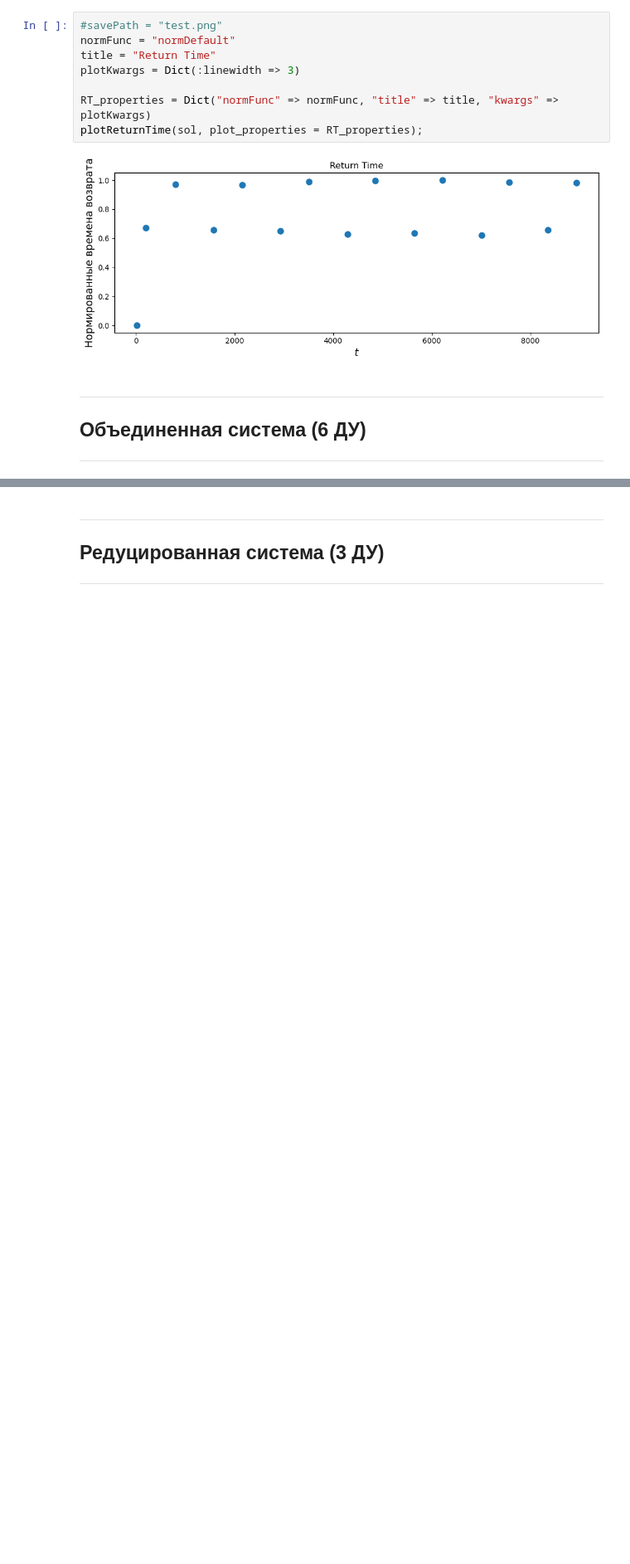
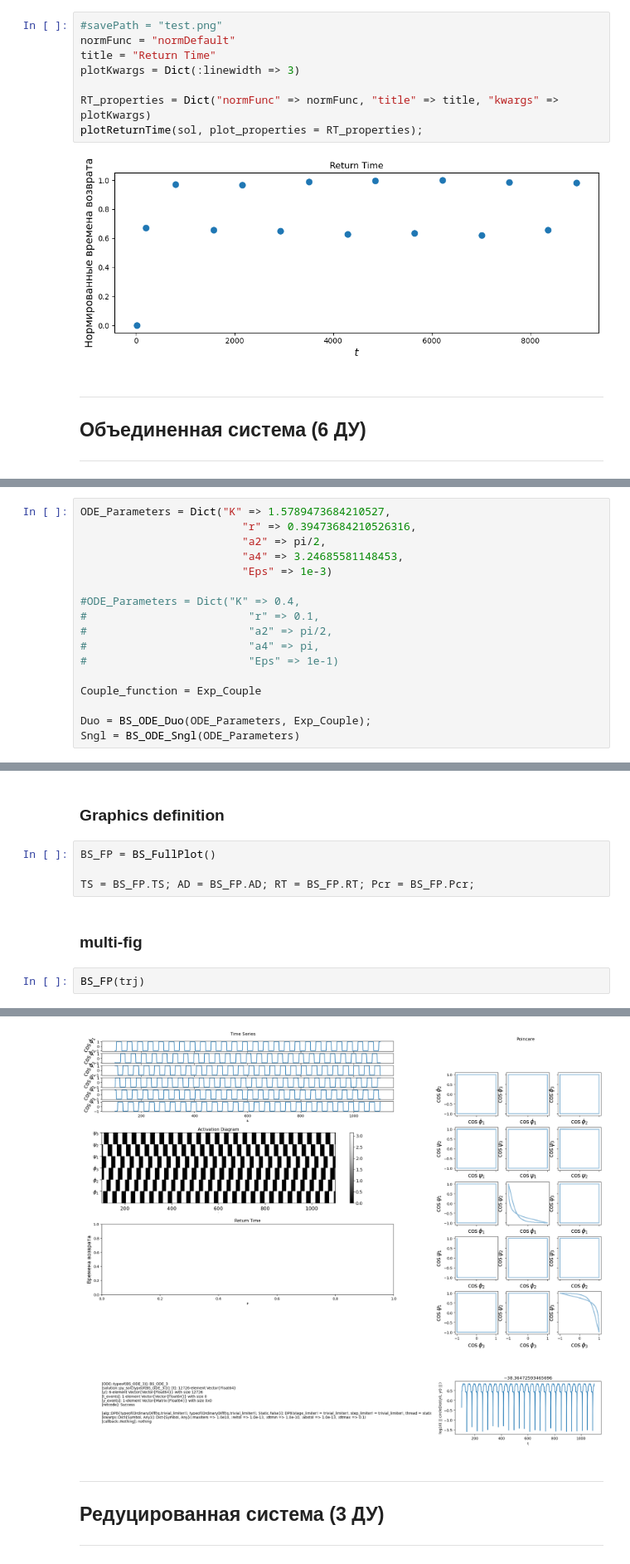
Before and after one commit to Artyom91150/Coupled_contours, a Jupyter notebook: BS_notebook.ipynb, the cells around one changed output, grey strips where cells are left out. Shown at 83% size. Cells and saved outputs as stored; diff of their text form; blank space fills up the shorter version.

```diff
--- a/BS_notebook.ipynb
+++ b/BS_notebook.ipynb
@@ -315,0 +132,17 @@ Synchronization: ["phi_1 => psi_1", "phi_2 => psi_3", "phi_3 => psi_2"] with del
+# %%
+ODE_Parameters = Dict("K" => 1.5789473684210527,
+                         "r" => 0.39473684210526316,
+                         "a2" => pi/2,
+                         "a4" => 3.24685581148453,
+                         "Eps" => 1e-3)
+
+#ODE_Parameters = Dict("K" => 0.4,
+#                         "r" => 0.1,
+#                         "a2" => pi/2,
+#                         "a4" => pi,
+#                         "Eps" => 1e-1)
+
+Couple_function = Exp_Couple
+
+Duo = BS_ODE_Duo(ODE_Parameters, Exp_Couple);
+Sngl = BS_ODE_Sngl(ODE_Parameters)
@@ -315,0 +222,11 @@ Synchronization: ["phi_1 => psi_1", "phi_2 => psi_3", "phi_3 => psi_2"] with del
+# %% [markdown]
+### Graphics definition
+# %%
+BS_FP = BS_FullPlot()
+
+TS = BS_FP.TS; AD = BS_FP.AD; RT = BS_FP.RT; Pcr = BS_FP.Pcr;
+# %% [markdown]
+### multi-fig
+# %%
+BS_FP(trj)
+# %% [output]
@@ -316,3 +235,4 @@ Synchronization: ["phi_1 => psi_1", "phi_2 => psi_3", "phi_3 => psi_2"] with del
+[figure, added]
 # %% [markdown]
 ---
 
```
Also changed, not shown: parts of 58 cells of this notebook, 20 other files.
